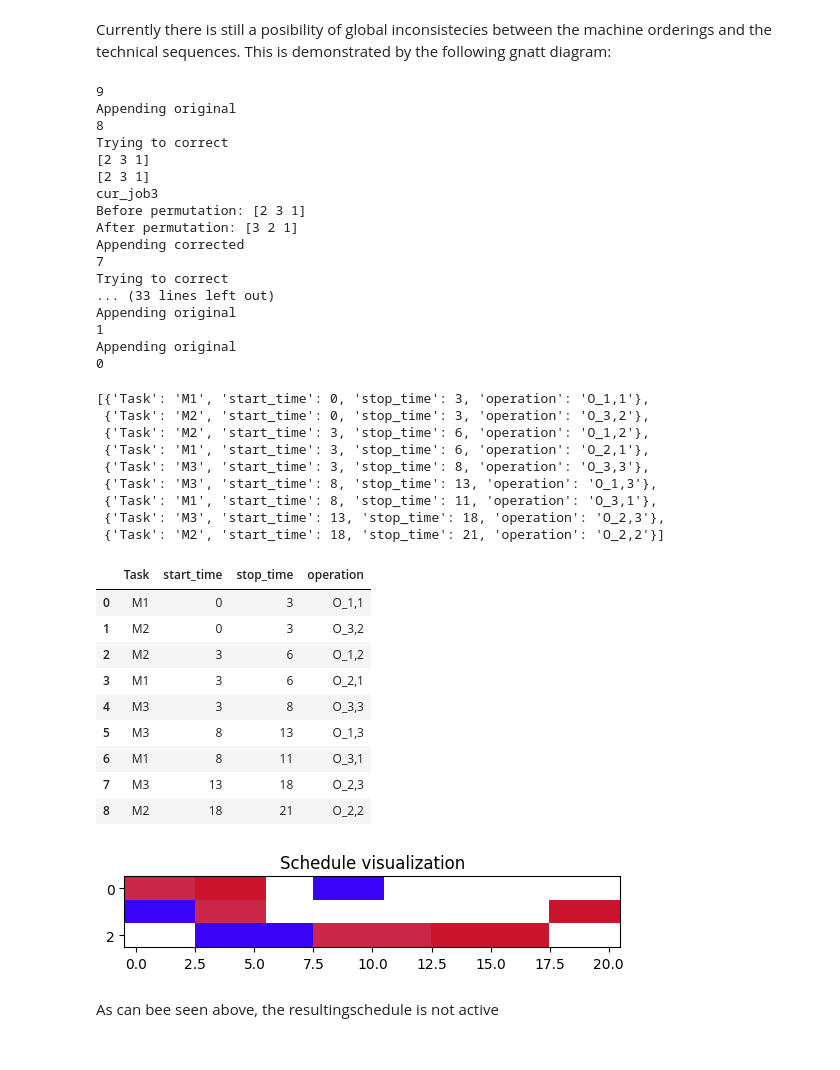
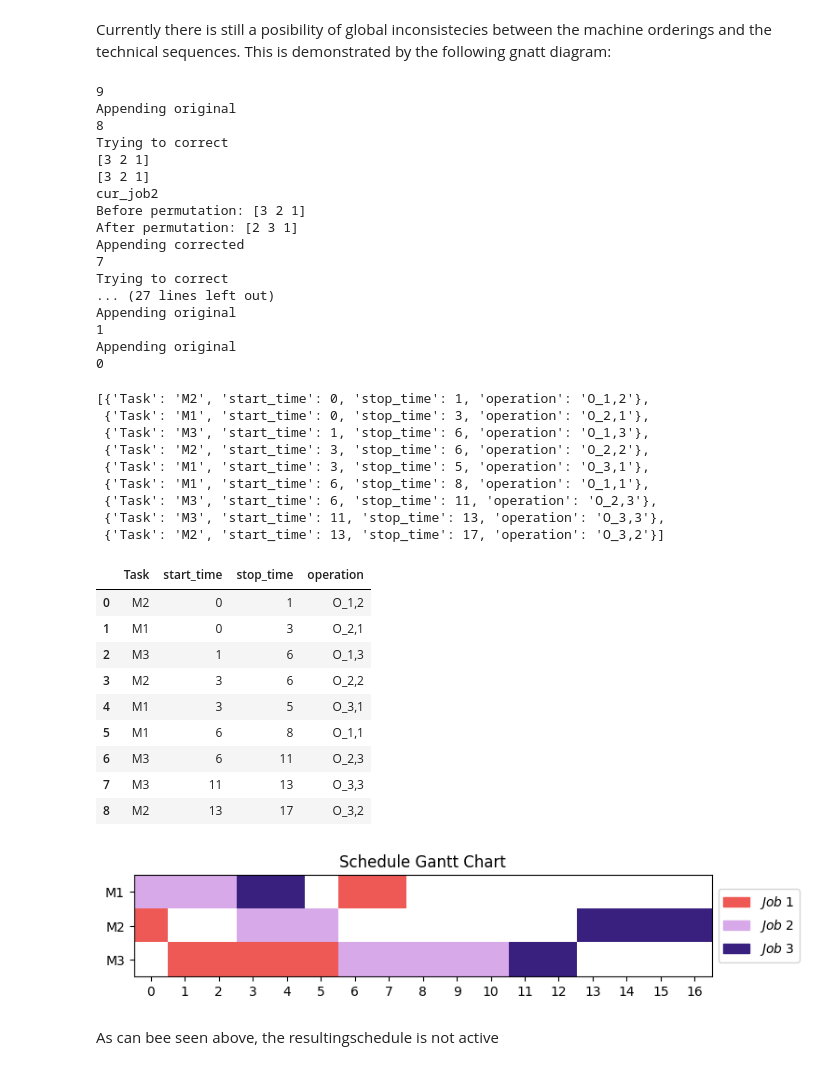
Before and after one commit to B-Moritz/QGA_JSSP, a Jupyter notebook: lab/binary_schedule_representation.ipynb, the cells around one changed output. Cells and saved outputs as stored; diff of their text form; code cells hidden in the pictures.

```diff
--- a/lab/binary_schedule_representation.ipynb
+++ b/lab/binary_schedule_representation.ipynb
@@ -266,8 +268,8 @@ for m, machine_ordering in enumerate(complete_machine_ordering):
 
 for j, cur_tech_seq in enumerate(tech_seq):
     for place, m in enumerate(cur_tech_seq):
-        cur_operation = Operation(operation_mat[i-1, m-1], machines[m-1], jobs[j-1])
-        jobs[j-1].set_operation(cur_operation, place)
+        cur_operation = Operation(operation_mat[j, m-1], machines[m-1], jobs[j])
+        jobs[j].set_operation(cur_operation, place)
 
 cur_schedule = Schedule(jobs, machines)
 cur_schedule.schedule_operations()
@@ -277,58 +279,77 @@ cur_schedule.gnatt_list
 Appending original
 8
 Trying to correct
-[2 3 1]
-[2 3 1]
-cur_job3
-Before permutation: [2 3 1]
-After permutation: [3 2 1]
+[3 2 1]
+[3 2 1]
+cur_job2
+Before permutation: [3 2 1]
+After permutation: [2 3 1]
 Appending corrected
 7
 Trying to correct
-... (33 lines left out)
+... (27 lines left out)
 Appending original
 1
 Appending original
 0
-[{'Task': 'M1', 'start_time': 0, 'stop_time': 3, 'operation': 'O_1,1'},
- {'Task': 'M2', 'start_time': 0, 'stop_time': 3, 'operation': 'O_3,2'},
- {'Task': 'M2', 'start_time': 3, 'stop_time': 6, 'operation': 'O_1,2'},
- {'Task': 'M1', 'start_time': 3, 'stop_time': 6, 'operation': 'O_2,1'},
- {'Task': 'M3', 'start_time': 3, 'stop_time': 8, 'operation': 'O_3,3'},
- {'Task': 'M3', 'start_time': 8, 'stop_time': 13, 'operation': 'O_1,3'},
- {'Task': 'M1', 'start_time': 8, 'stop_time': 11, 'operation': 'O_3,1'},
- {'Task': 'M3', 'start_time': 13, 'stop_time': 18, 'operation': 'O_2,3'},
- {'Task': 'M2', 'start_time': 18, 'stop_time': 21, 'operation': 'O_2,2'}]
+[{'Task': 'M2', 'start_time': 0, 'stop_time': 1, 'operation': 'O_1,2'},
+ {'Task': 'M1', 'start_time': 0, 'stop_time': 3, 'operation': 'O_2,1'},
+ {'Task': 'M3', 'start_time': 1, 'stop_time': 6, 'operation': 'O_1,3'},
+ {'Task': 'M2', 'start_time': 3, 'stop_time': 6, 'operation': 'O_2,2'},
+ {'Task': 'M1', 'start_time': 3, 'stop_time': 5, 'operation': 'O_3,1'},
+ {'Task': 'M1', 'start_time': 6, 'stop_time': 8, 'operation': 'O_1,1'},
+ {'Task': 'M3', 'start_time': 6, 'stop_time': 11, 'operation': 'O_2,3'},
+ {'Task': 'M3', 'start_time': 11, 'stop_time': 13, 'operation': 'O_3,3'},
+ {'Task': 'M2', 'start_time': 13, 'stop_time': 17, 'operation': 'O_3,2'}]
 # %%
 df = pd.DataFrame(cur_schedule.gnatt_list)
 df
 # %% [output]
 |  | Task | start_time | stop_time | operation |
-| 0 | M1 | 0 | 3 | O_1,1 |
-| 1 | M2 | 0 | 3 | O_3,2 |
-| 2 | M2 | 3 | 6 | O_1,2 |
-| 3 | M1 | 3 | 6 | O_2,1 |
-| 4 | M3 | 3 | 8 | O_3,3 |
-| 5 | M3 | 8 | 13 | O_1,3 |
-| 6 | M1 | 8 | 11 | O_3,1 |
-| 7 | M3 | 13 | 18 | O_2,3 |
-| 8 | M2 | 18 | 21 | O_2,2 |
+| 0 | M2 | 0 | 1 | O_1,2 |
+| 1 | M1 | 0 | 3 | O_2,1 |
+| 2 | M3 | 1 | 6 | O_1,3 |
+| 3 | M2 | 3 | 6 | O_2,2 |
+| 4 | M1 | 3 | 5 | O_3,1 |
+| 5 | M1 | 6 | 8 | O_1,1 |
+| 6 | M3 | 6 | 11 | O_2,3 |
+| 7 | M3 | 11 | 13 | O_3,3 |
+| 8 | M2 | 13 | 17 | O_3,2 |
 # %%
+fig, ax = plt.subplots(1,1, figsize=(10, 10))
 start_time = 0
 stop_time = df["stop_time"].max()
 n_rows = df["Task"].unique().shape[0]
 color_dict = {i : np.random.randint(0, 256, 3) for i in range(1, n_rows+1)}
+# Initiate all cells to white (255, 255, 255)
 image = np.ones((n_rows, int(stop_time), 3), dtype=int) * 255
 for operation in cur_schedule.gnatt_list:
     cur_job = int(operation["operation"][2])
     machine_number = int(operation["Task"][-1])-1
     image[machine_number][int(operation["start_time"]) : int(operation["stop_time"])][:] = color_dict[cur_job]
 
-plt.title("Schedule visualization")
-plt.imshow(image)
+# Create color patches
+handlers = []
+for i, color in color_dict.items():
+    handlers.append(mpatches.Patch(color=color/255, label=f'$Job\;{i}$'))
+
+box = ax.get_position()
+ax.set_position([box.x0, box.y0, box.width * 0.8, box.height])
+
+# Put a legend to the right of the current axis
+ax.legend(handles=handlers, loc='center left', bbox_to_anchor=(1, 0.5))
+
+ax.set_title("Schedule Gantt Chart")
+ax.set_yticks([0,1,2])
+ax.set_yticklabels(["M1", "M2", "M3"])
+
+ax.set_xticks([0, 1, 2, 3, 4, 5, 6, 7, 8, 9, 10, 11, 12, 13, 14, 15, 16, 17, 18])
+
+ax.imshow(image)
+#plt.rcParams['axes.autolimit_mode'] = 'round_numbers'
 plt.show()
 # %% [output]
-[figure, old version]
+[figure, new version]
 # %% [markdown]
 As can bee seen above, the resultingschedule is not active
 # %% [markdown]
```
Also changed, not shown: parts of 6 cells of this notebook, 1 other file.
